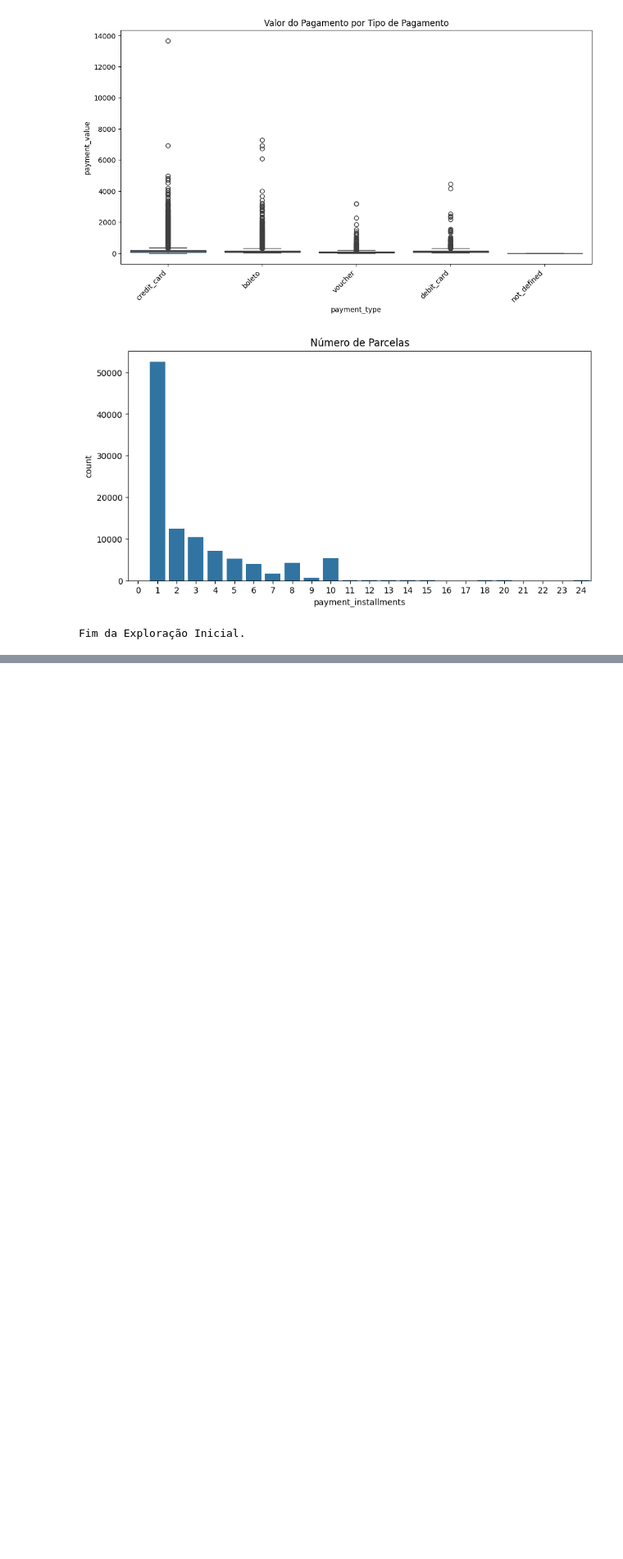
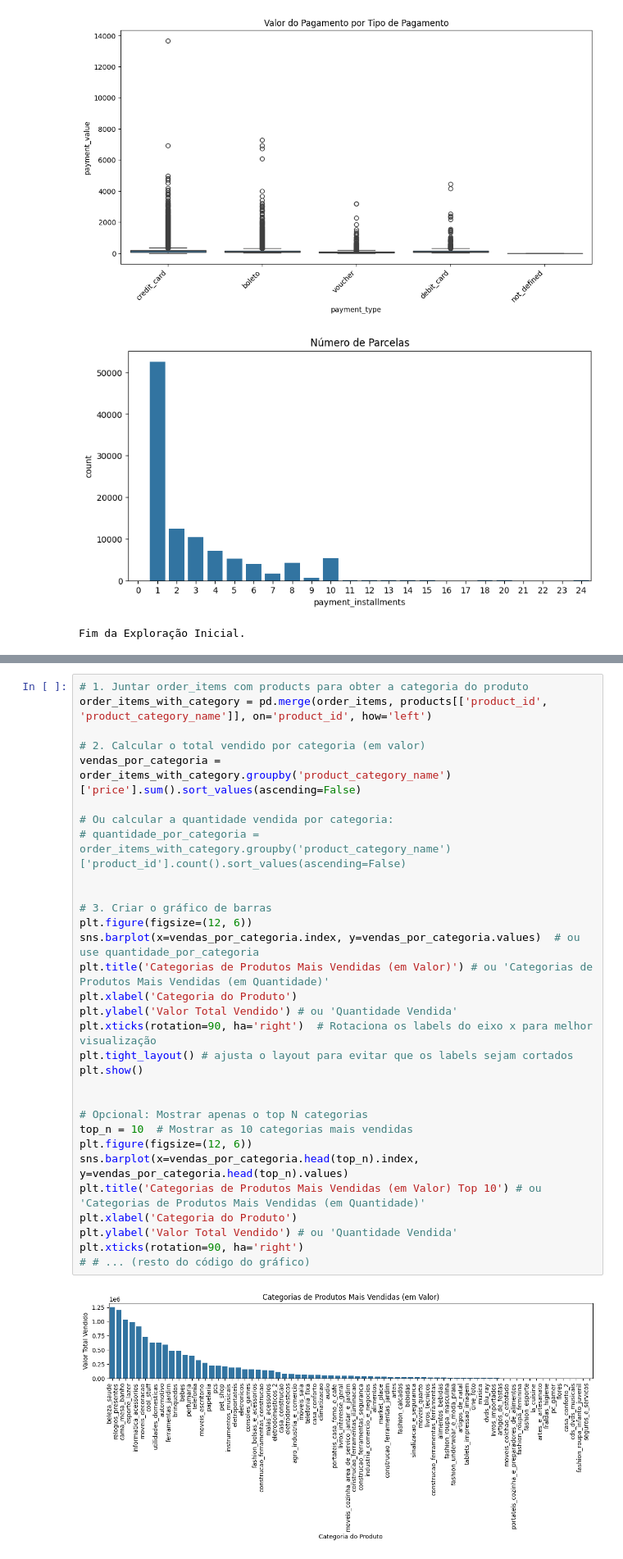
Before and after one commit to Lucas-Salomao/Brazilian-E-Commerce-Public-Dataset-by-Olist, a Jupyter notebook: 01-exploração.ipynb, the cells around one changed output, grey strips where cells are left out. Shown at 82% size. Saved outputs shown, nothing was run; the diff lists cells and outputs as text; blank space fills up the shorter version.

```diff
--- a/01-exploração.ipynb
+++ b/01-exploração.ipynb
@@ -194,0 +219,33 @@ Fim da Exploração Inicial.
+# %%
+# 1. Juntar order_items com products para obter a categoria do produto
+order_items_with_category = pd.merge(order_items, products[['product_id', 'product_category_name']], on='product_id', how='left')
+
+# 2. Calcular o total vendido por categoria (em valor)
+vendas_por_categoria = order_items_with_category.groupby('product_category_name')['price'].sum().sort_values(ascending=False)
+
+# Ou calcular a quantidade vendida por categoria:
+# quantidade_por_categoria = order_items_with_category.groupby('product_category_name')['product_id'].count().sort_values(ascending=False)
+
+
+# 3. Criar o gráfico de barras
+plt.figure(figsize=(12, 6))
+sns.barplot(x=vendas_por_categoria.index, y=vendas_por_categoria.values)  # ou use quantidade_por_categoria
+plt.title('Categorias de Produtos Mais Vendidas (em Valor)') # ou 'Categorias de Produtos Mais Vendidas (em Quantidade)'
+plt.xlabel('Categoria do Produto')
+plt.ylabel('Valor Total Vendido') # ou 'Quantidade Vendida'
+plt.xticks(rotation=90, ha='right')  # Rotaciona os labels do eixo x para melhor visualização
+plt.tight_layout() # ajusta o layout para evitar que os labels sejam cortados
+plt.show()
+
+
+# Opcional: Mostrar apenas o top N categorias
+top_n = 10  # Mostrar as 10 categorias mais vendidas
+plt.figure(figsize=(12, 6))
+sns.barplot(x=vendas_por_categoria.head(top_n).index, y=vendas_por_categoria.head(top_n).values)
+plt.title('Categorias de Produtos Mais Vendidas (em Valor) Top 10') # ou 'Categorias de Produtos Mais Vendidas (em Quantidade)'
+plt.xlabel('Categoria do Produto')
+plt.ylabel('Valor Total Vendido') # ou 'Quantidade Vendida'
+plt.xticks(rotation=90, ha='right')
+# # ... (resto do código do gráfico)
+# %% [output]
+[figure, added]
```
Also changed, not shown: parts of 8 cells of this notebook, 14 other files.
